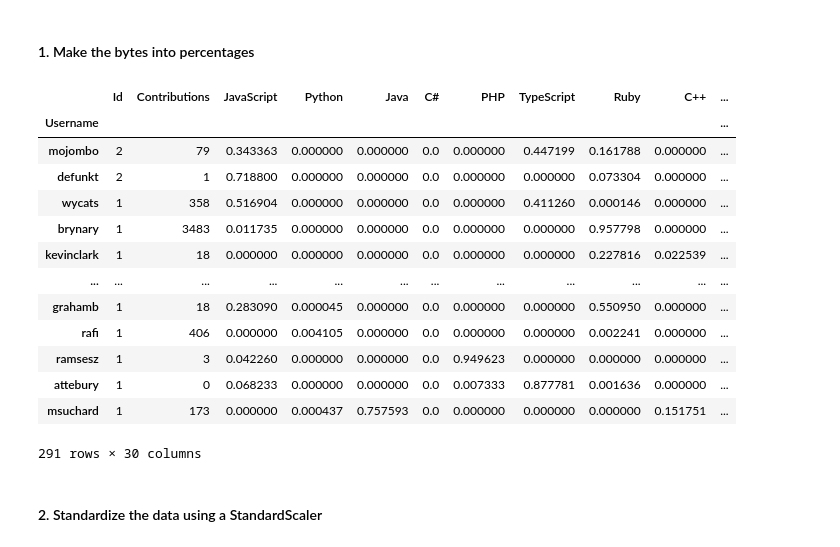
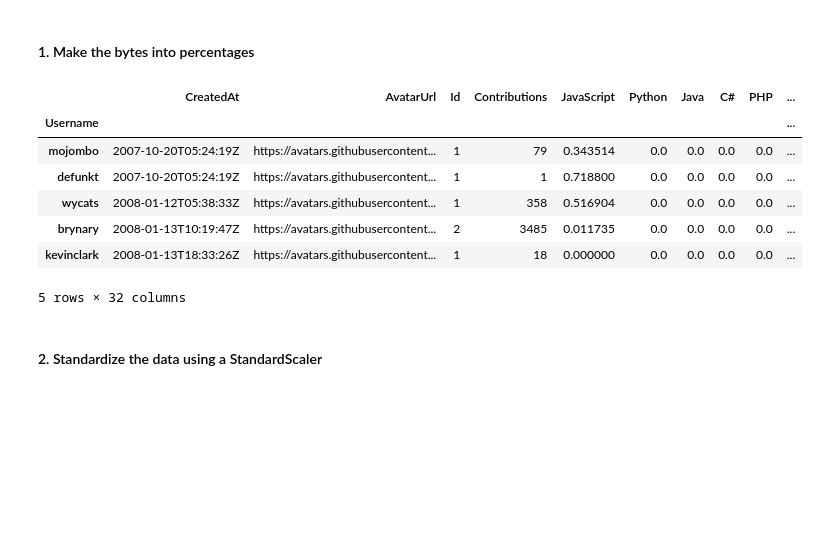
Before and after one commit to yanziguoo/matchmadeintech, a Jupyter notebook: backend/scripts/train_model.ipynb, the cells around one changed output. Saved outputs shown, nothing was run; the diff lists cells and outputs as text; code cells hidden in the pictures; blank space fills up the shorter version.

```diff
--- a/backend/scripts/train_model.ipynb
+++ b/backend/scripts/train_model.ipynb
@@ -80,33 +83,25 @@ memory usage: 70.5+ KB
 # %% [markdown]
 #### 1. Make the bytes into percentages
 # %%
-col = ["Id", "Contributions", "JavaScript", "Python", "Java", "C#", "PHP", "TypeScript", "Ruby", "C++", "C", "Swift", "Go", "Shell", "Kotlin", "Rust", "PowerShell", "Objective-C", "R", "MATLAB", "Dart", "Vue", "Assembly", "Sass", "CSS", "HTML", "Pascal", "Racket", "Zig", "Other"]
-tcols = [x + '-T' for x in col]
 def turn_to_percent(X, columns):
     X[columns] = X[columns].div(X[columns].sum(axis=1), axis=0)
     return X
 
 # Create a FunctionTransformer using the defined function and pass the subset_columns argument
 transformer = FunctionTransformer(turn_to_percent, validate=False, kw_args={'columns': col[2:]})
 
 # Apply the transformation to your dataset
 data = transformer.transform(data)
-data
+data.head()
 # %% [output]
-|  | Id | Contributions | JavaScript | Python | Java | C# | PHP | TypeScript | Ruby | C++ | ... |
-| Username |  |  |  |  |  |  |  |  |  |  | ... |
-| mojombo | 2 | 79 | 0.343363 | 0.000000 | 0.000000 | 0.0 | 0.000000 | 0.447199 | 0.161788 | 0.000000 | ... |
-| defunkt | 2 | 1 | 0.718800 | 0.000000 | 0.000000 | 0.0 | 0.000000 | 0.000000 | 0.073304 | 0.000000 | ... |
-| wycats | 1 | 358 | 0.516904 | 0.000000 | 0.000000 | 0.0 | 0.000000 | 0.411260 | 0.000146 | 0.000000 | ... |
-| brynary | 1 | 3483 | 0.011735 | 0.000000 | 0.000000 | 0.0 | 0.000000 | 0.000000 | 0.957798 | 0.000000 | ... |
-| kevinclark | 1 | 18 | 0.000000 | 0.000000 | 0.000000 | 0.0 | 0.000000 | 0.000000 | 0.227816 | 0.022539 | ... |
-| ... | ... | ... | ... | ... | ... | ... | ... | ... | ... | ... | ... |
-| grahamb | 1 | 18 | 0.283090 | 0.000045 | 0.000000 | 0.0 | 0.000000 | 0.000000 | 0.550950 | 0.000000 | ... |
-| rafi | 1 | 406 | 0.000000 | 0.004105 | 0.000000 | 0.0 | 0.000000 | 0.000000 | 0.002241 | 0.000000 | ... |
-| ramsesz | 1 | 3 | 0.042260 | 0.000000 | 0.000000 | 0.0 | 0.949623 | 0.000000 | 0.000000 | 0.000000 | ... |
-| attebury | 1 | 0 | 0.068233 | 0.000000 | 0.000000 | 0.0 | 0.007333 | 0.877781 | 0.001636 | 0.000000 | ... |
-| msuchard | 1 | 173 | 0.000000 | 0.000437 | 0.757593 | 0.0 | 0.000000 | 0.000000 | 0.000000 | 0.151751 | ... |
+|  | CreatedAt | AvatarUrl | Id | Contributions | JavaScript | Python | Java | C# | PHP | ... |
+| Username |  |  |  |  |  |  |  |  |  | ... |
+| mojombo | 2007-10-20T05:24:19Z | https://avatars.githubusercontent... | 1 | 79 | 0.343514 | 0.0 | 0.0 | 0.0 | 0.0 | ... |
+| defunkt | 2007-10-20T05:24:19Z | https://avatars.githubusercontent... | 1 | 1 | 0.718800 | 0.0 | 0.0 | 0.0 | 0.0 | ... |
+| wycats | 2008-01-12T05:38:33Z | https://avatars.githubusercontent... | 1 | 358 | 0.516904 | 0.0 | 0.0 | 0.0 | 0.0 | ... |
+| brynary | 2008-01-13T10:19:47Z | https://avatars.githubusercontent... | 2 | 3485 | 0.011735 | 0.0 | 0.0 | 0.0 | 0.0 | ... |
+| kevinclark | 2008-01-13T18:33:26Z | https://avatars.githubusercontent... | 1 | 18 | 0.000000 | 0.0 | 0.0 | 0.0 | 0.0 | ... |
-291 rows × 30 columns
+5 rows × 32 columns
 # %% [markdown]
 #### 2. Standardize the data using a StandardScaler
 # %%
```
Also changed, not shown: parts of 11 cells of this notebook, 5 other files.
